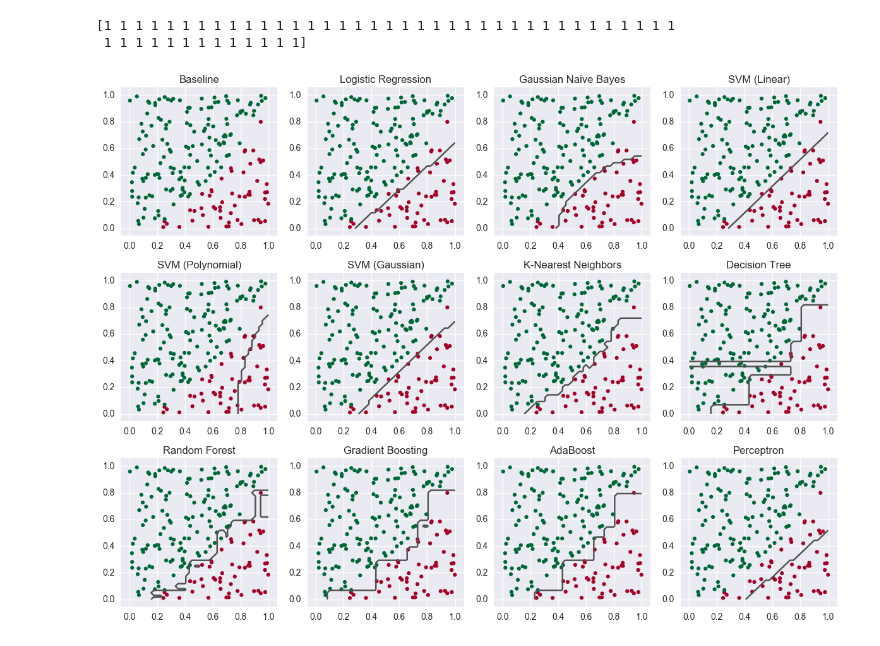
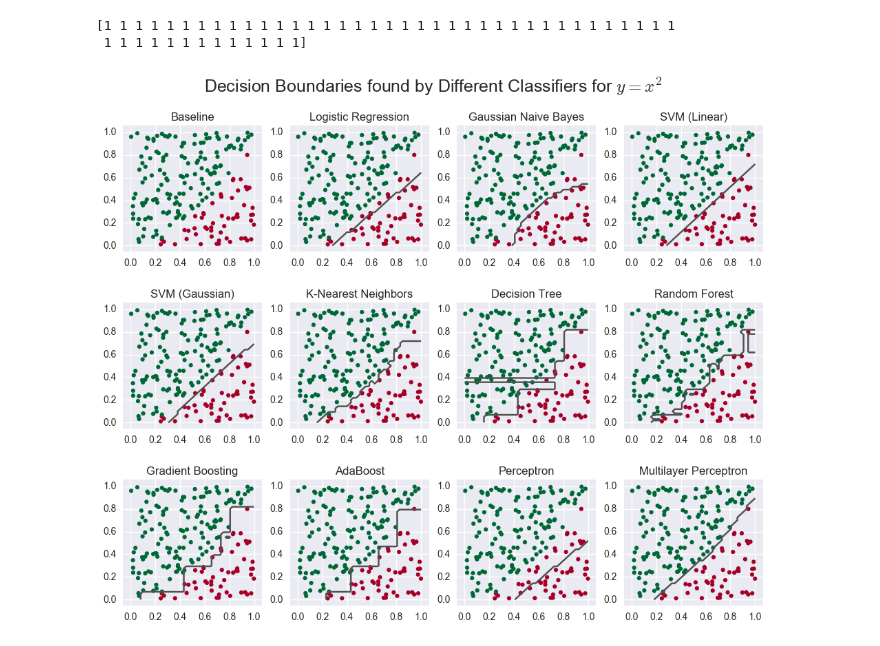
Before and after one commit to bburns/Exploring-Machine-Learning, a Jupyter notebook: Classification/Classification.ipynb, the cells around one changed output. Saved outputs shown, nothing was run; the diff lists cells and outputs as text; code cells hidden in the pictures.

```diff
--- a/Classification/Classification.ipynb
+++ b/Classification/Classification.ipynb
@@ -67,0 +62,4 @@ print data.head()
+# %%
+nsamples = 250
+data = getSamples(nsamples)
+print data.sample(5)
@@ -124,7 +117,7 @@ def mode(a):
     mode = bincounts.argmax() # index of highest value, eg 1
     return mode
 
-most_likely_value = mode(labels)
+most_likely_value = mode(y)
 print 'most likely value', most_likely_value
 
 predictions = [most_likely_value] * nsamples # eg [0,0,0...]
@@ -285,7 +274,6 @@ from sklearn.ensemble       import GradientBoostingClassifier
 from sklearn.ensemble       import AdaBoostClassifier
 from sklearn.naive_bayes    import GaussianNB
 from sklearn.linear_model   import Perceptron
-#from sklearn.neural_network import MLPClassifier # Multi Layer Perceptron - in v0.18
 
 from collections import OrderedDict
 classifier_list = [
@@ -293,7 +281,7 @@ classifier_list = [
     ['Logistic Regression',   LogisticRegression(random_state=seed)],
     ['Gaussian Naive Bayes',  GaussianNB()], # no random_state
     ['SVM (Linear)',          SVC(kernel='linear',random_state=seed)],
-    ['SVM (Polynomial)',      SVC(kernel='poly',random_state=seed)],
+#    ['SVM (Polynomial)',      SVC(kernel='poly',random_state=seed)], # does poorly
     ['SVM (Gaussian)',        SVC(kernel='rbf',random_state=seed)], # rbf is the default kernel
     ['K-Nearest Neighbors',   KNeighborsClassifier()], # no random_state
     ['Decision Tree',         DecisionTreeClassifier(random_state=seed)],
@@ -301,8 +289,16 @@ classifier_list = [
     ['Gradient Boosting',     GradientBoostingClassifier(random_state=seed)],
     ['AdaBoost',              AdaBoostClassifier(random_state=seed)],
     ['Perceptron',            Perceptron(random_state=seed)],
-#    ['Multilayer Perceptron', MLPClassifier(solver='lbfgs',random_state=seed)],
 ]
+
+# multi layer perceptron is available in sklearn version 0.18
+try:
+    from sklearn.neural_network import MLPClassifier # Multi Layer Perceptron
+    classifier_list.append( \
+        ['Multilayer Perceptron', MLPClassifier(solver='lbfgs',random_state=seed)])
+except:
+    print "Multilayer Perceptron not available"
+
 classifiers = OrderedDict(classifier_list)
 # %%
 # test the baseline classifier - should be all 1's
@@ -318,12 +314,18 @@ print baseline.predict(X_test)
 from sklearn import metrics
 # %%
 # make a plot function
-def analyzeAndPlotClassifiers(classifiers, data):
+def compareClassifiers(classifiers, data):
     "Fit classifiers to data, display in chart, and return results as a pandas table"
-    # i put this in a function mainly so could run it all in one line -
-    # otherwise hard to see the results in one screen
-    X_train, X_test, y_train, y_test = data
-    plt.figure(figsize=(12,9))
+
+    # split data into features (X) and outcomes (y),
+    # which is how sklearn prefers to deal with the data.
+    X = data[['x','y']]
+    y = data['label']
+
+    # split into training and test data
+    X_train, X_test, y_train, y_test = train_test_split(X, y, train_size=0.8, random_state=seed)
+
+    fig = plt.figure(figsize=(12,9))
     rows = []
     columns = ['Classifier','Accuracy','Precision','Recall','F1','F1 weighted','MCC']
     iplot = 1
@@ -353,17 +355,17 @@ def analyzeAndPlotClassifiers(classifiers, data):
         row = [classifier_name, accuracy, precision, recall, f1, f1_weighted, mcc]
         rows.append(row)
 
-    plt.tight_layout()
-    #plt.suptitle('Decision Boundaries for Different Classifiers') # runs into other titles
+    fig.suptitle('Decision Boundaries found by Different Classifiers for $y=x^2$', fontsize=18)
+    #plt.tight_layout()
+    plt.subplots_adjust(hspace=0.4)
 
     results = pd.DataFrame(rows, columns=columns)
     return results
 # %%
 # show training data and decision boundaries
-data = (X_train, X_test, y_train, y_test)
-results = analyzeAndPlotClassifiers(classifiers, data)
+results = compareClassifiers(classifiers, data)
 # %% [output]
-[figure, old version]
+[figure, new version]
 # %%
 # q. why do some of these fit so badly, with such a simple problem?
 # (eg Perceptron, Polynomial SVM)
```
Also changed, not shown: parts of 22 cells of this notebook.
